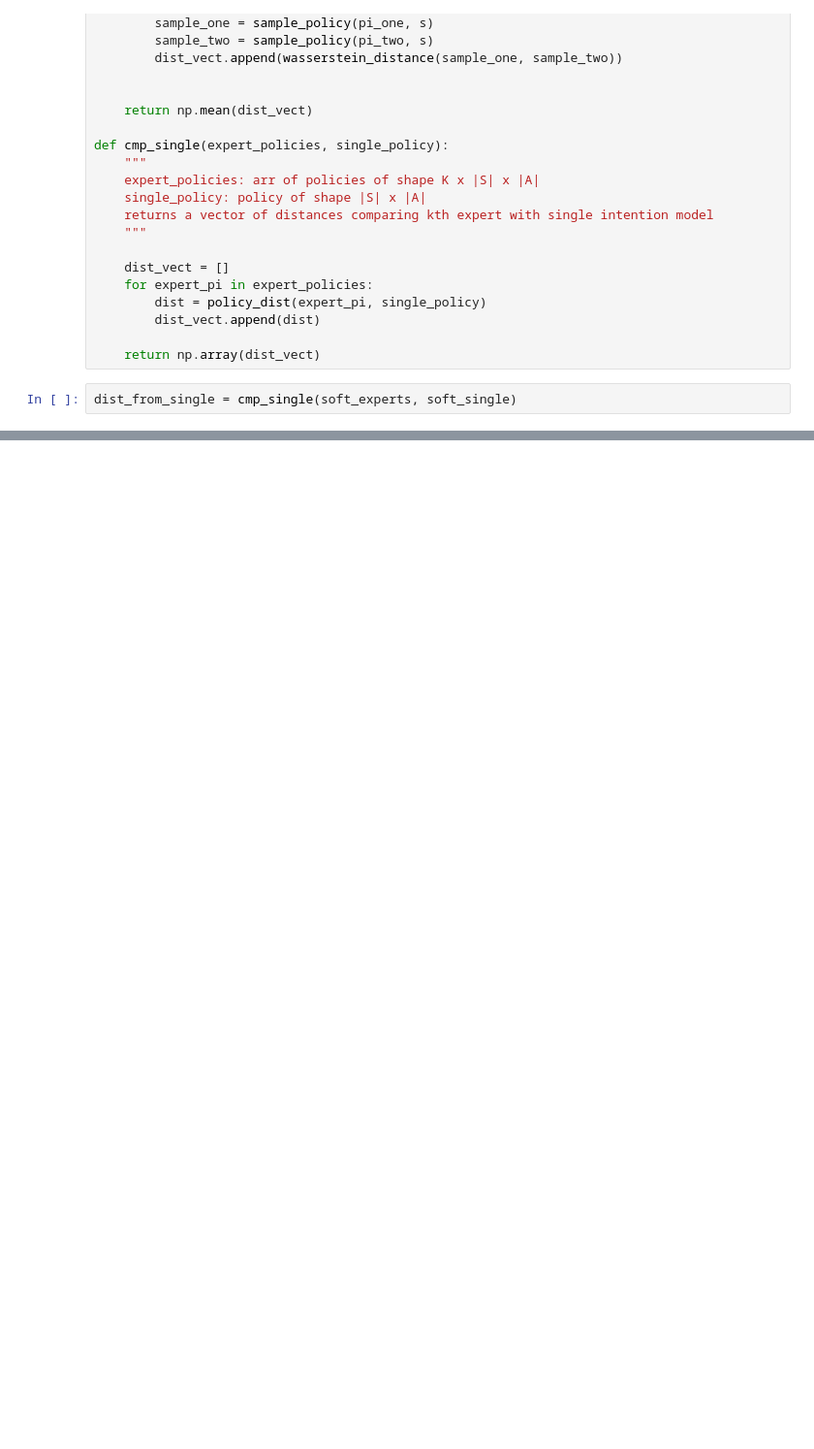
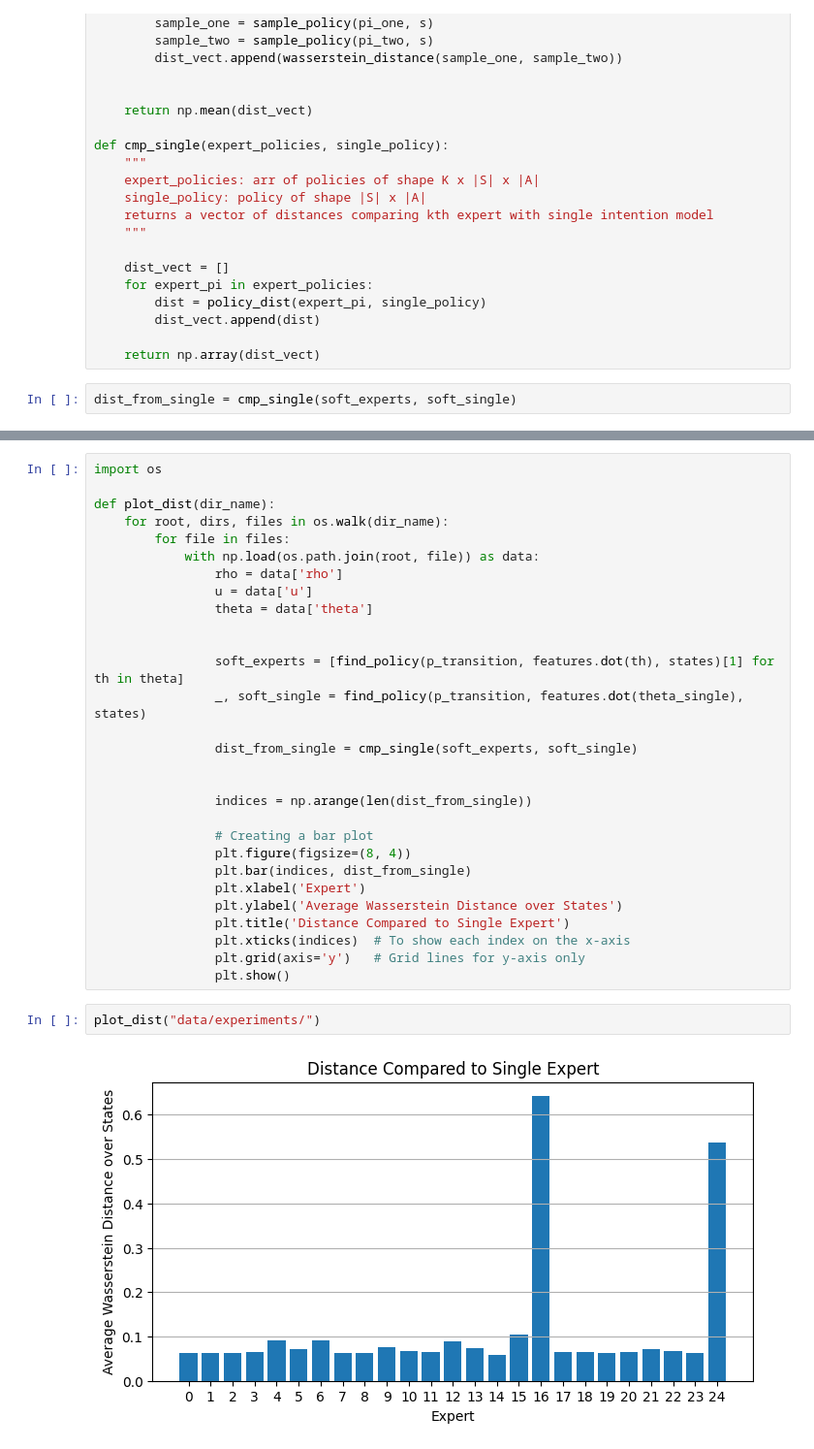
Before and after one commit to isabelkim/MI-IRL-KP, a Jupyter notebook: mdp.ipynb, the cells around one changed output, grey strips where cells are left out. Shown at 97% size. Drawn from its saved outputs; the diff is of its cells as text; blank space fills up the shorter version.

```diff
--- a/mdp.ipynb
+++ b/mdp.ipynb
@@ -208,0 +219,33 @@ array([0.07357, 0.06769, 0.06751, 0.06475, 0.10159, 0.06796, 0.06757,
+# %%
+import os
+
+def plot_dist(dir_name):
+    for root, dirs, files in os.walk(dir_name):
+        for file in files:
+            with np.load(os.path.join(root, file)) as data:
+                rho = data['rho']
+                u = data['u']
+                theta = data['theta']
+
+
+                soft_experts = [find_policy(p_transition, features.dot(th), states)[1] for th in theta]
+                _, soft_single = find_policy(p_transition, features.dot(theta_single), states)
+
+                dist_from_single = cmp_single(soft_experts, soft_single)
+
+
+                indices = np.arange(len(dist_from_single))
+
+                # Creating a bar plot
+                plt.figure(figsize=(8, 4))
+                plt.bar(indices, dist_from_single)
+                plt.xlabel('Expert')
+                plt.ylabel('Average Wasserstein Distance over States')
+                plt.title('Distance Compared to Single Expert')
+                plt.xticks(indices)  # To show each index on the x-axis
+                plt.grid(axis='y')   # Grid lines for y-axis only
+                plt.show()
+# %%
+plot_dist("data/experiments/")
+# %% [output]
+[figure, added]
```
Also changed, not shown: parts of 4 cells of this notebook, 1 other file.
